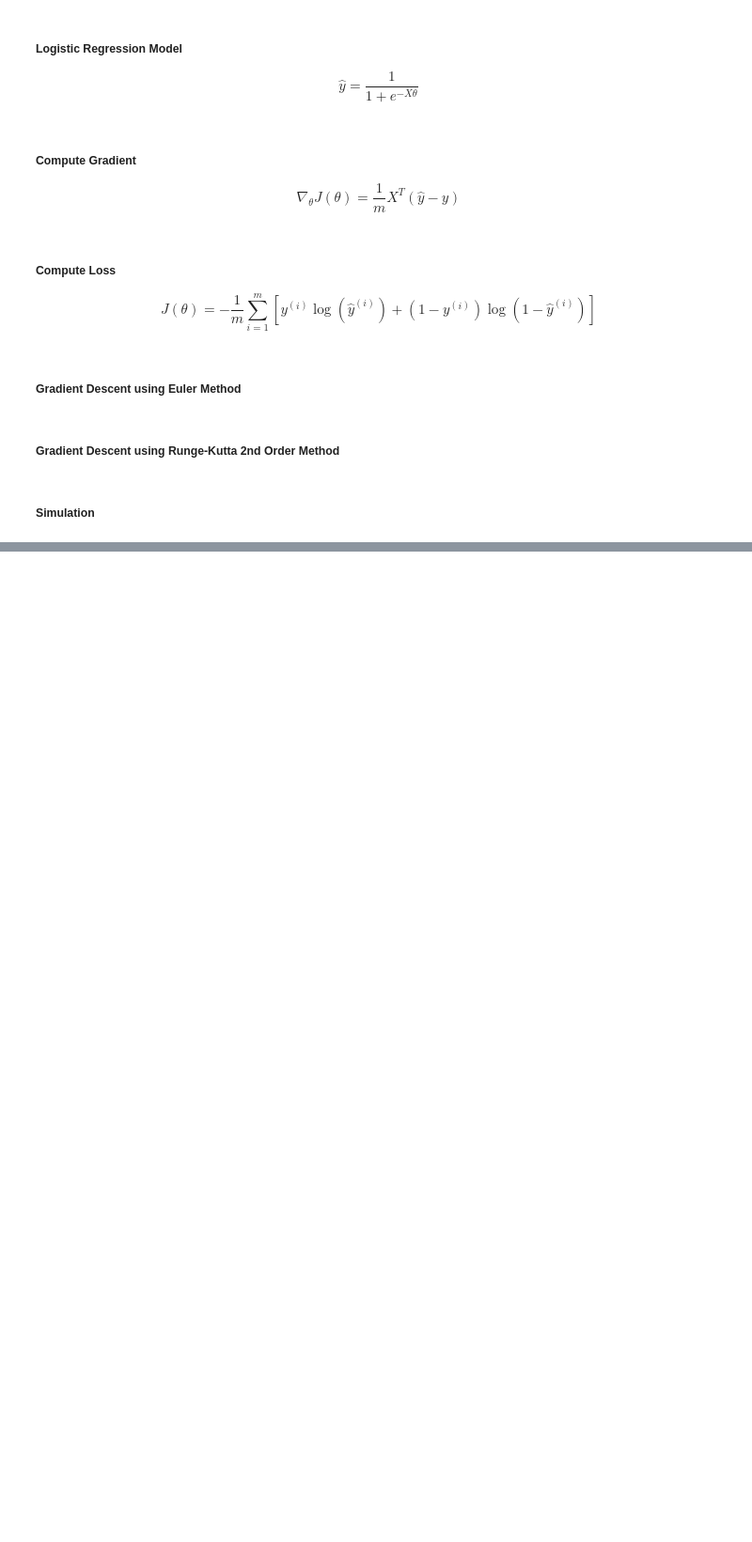
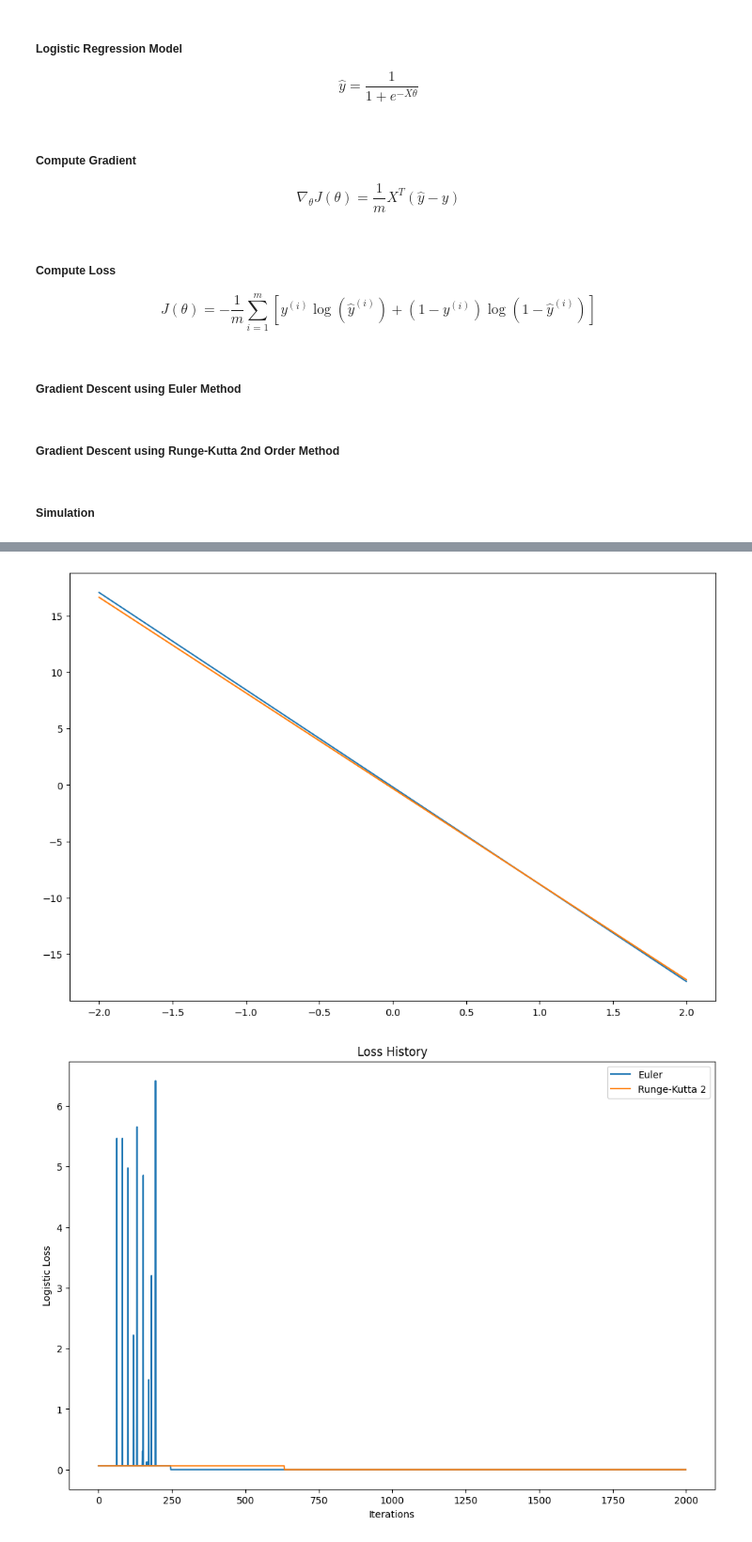
Before and after one commit to zeyadmohaymen/injury-dynamics-model, a Jupyter notebook: src/simulations.ipynb, the cells around one changed output, grey strips where cells are left out. Shown at 94% size. Cells and saved outputs as stored; diff of their text form; code cells hidden in the pictures; blank space fills up the shorter version.

```diff
--- a/src/simulations.ipynb
+++ b/src/simulations.ipynb
@@ -185,0 +306,27 @@ Accuracy (Runge-Kutta 2nd Order Method): 0.95
+# %%
+# Visualize predictions and their accuracy on the test set
+
+# Plot the decision boundary
+x1 = np.linspace(-2, 2, 10)
+x2 = -(theta_euler[0] + theta_euler[1] * x1) / theta_euler[2]
+
+plt.figure(figsize=(12, 8))
+plt.plot(x1, x2, label='Euler')
+
+x2 = -(theta_rk2[0] + theta_rk2[1] * x1) / theta_rk2[2]
+plt.plot(x1, x2, label='Runge-Kutta 2')
+
+
+
+# Plot the accuracy
+plt.figure(figsize=(12, 8))
+plt.plot(history_euler, label='Euler')
+plt.plot(history_rk2, label='Runge-Kutta 2')
+plt.xlabel('Iterations')
+plt.ylabel('Logistic Loss')
+plt.title('Loss History')
+plt.legend()
+plt.show()
+# %% [output]
+[figure, added]
+[figure, added]
```
Also changed, not shown: parts of 5 cells of this notebook, 9 other files.
